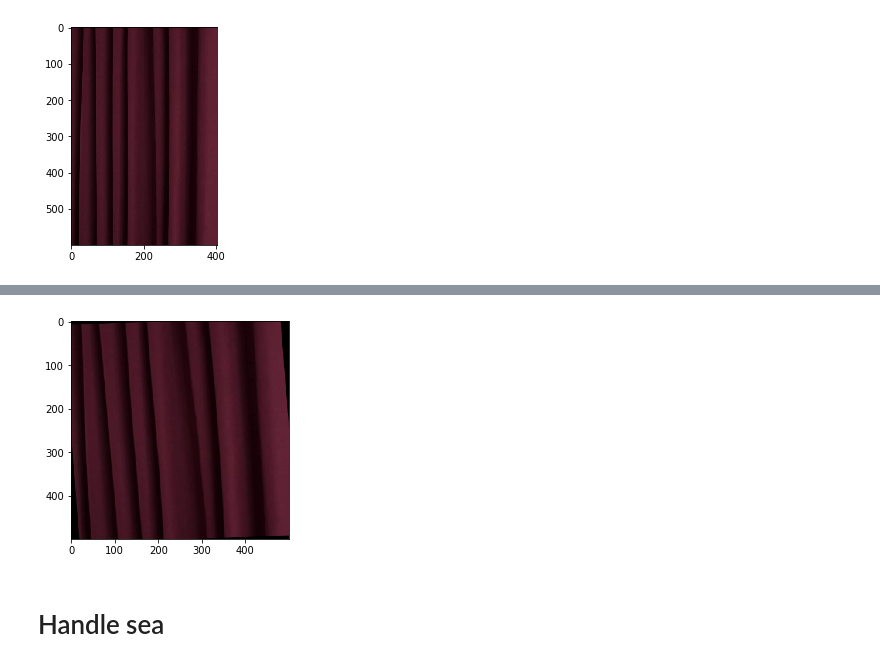
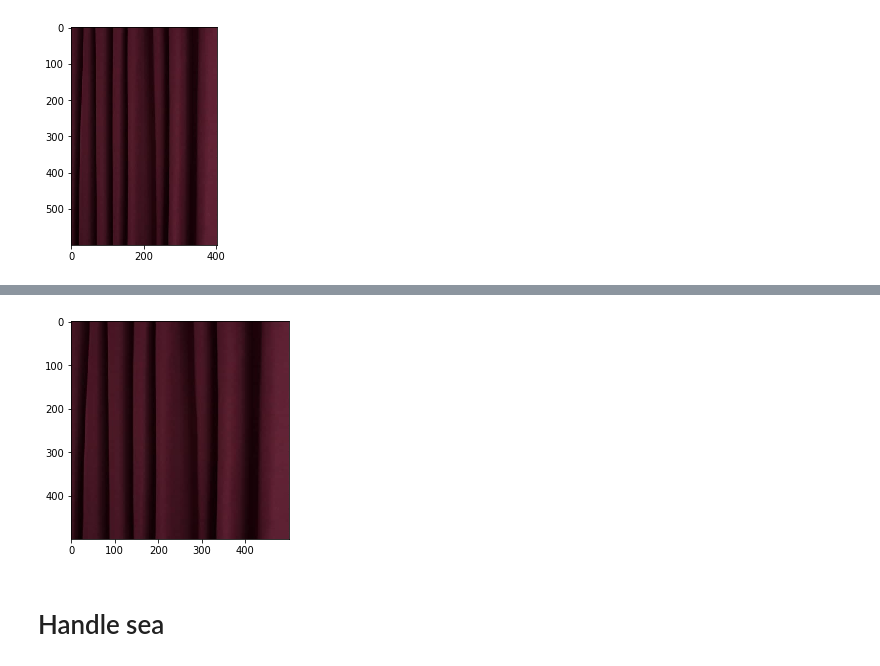
Before and after one commit to asyaf/magritte, a Jupyter notebook: code/transfer.ipynb, the cells around one changed output, grey strips where cells are left out. Saved outputs shown, nothing was run; the diff lists cells and outputs as text; code cells hidden in the pictures.

Commit message:
Loading images from github and removed curtain rotation

```diff
--- a/code/transfer.ipynb
+++ b/code/transfer.ipynb
@@ -23,3 +18,12 @@ import matplotlib
 import matplotlib.pyplot as plt
 
 %matplotlib inline
+# %%
+!git clone https://github.com/asyaf/magritte.git
+os.chdir("/content/magritte/code")
+
+ROOT_DIR = os.path.abspath("..")
+
+from utils import load_image, alpha_blend, display_image, \
+    display_images, resize_image, mask_to_gray, trim_image, \
+    paste_image_with_offset
@@ -26,5 +32,5 @@ import matplotlib.pyplot as plt
 # %%
-IMG_PATH = "drive/My Drive/Data/magritte data"
+IMG_PATH = os.path.join(ROOT_DIR, "images")
 MAN_IMG = "man.jpg"
 MAN_IMG_PATH = os.path.join(IMG_PATH, MAN_IMG)
 CURTAIN_IMG = "curtain.jpg"
@@ -314,9 +182,9 @@ display_image(rotated_curtain_img)
 # %%
 new_curtain_w, new_curtain_h = 500, 500
-resized_curtain_img = resize_image(rotated_curtain_img, new_curtain_w, new_curtain_h)
+resized_curtain_img = resize_image(curtain_img, new_curtain_w, new_curtain_h)
 display_image(resized_curtain_img)
 # %% [output]
-[figure, old version]
+[figure, new version]
 # %% [markdown]
 # Handle sea
 # %%
```
Also changed, not shown: parts of 11 cells of this notebook.
